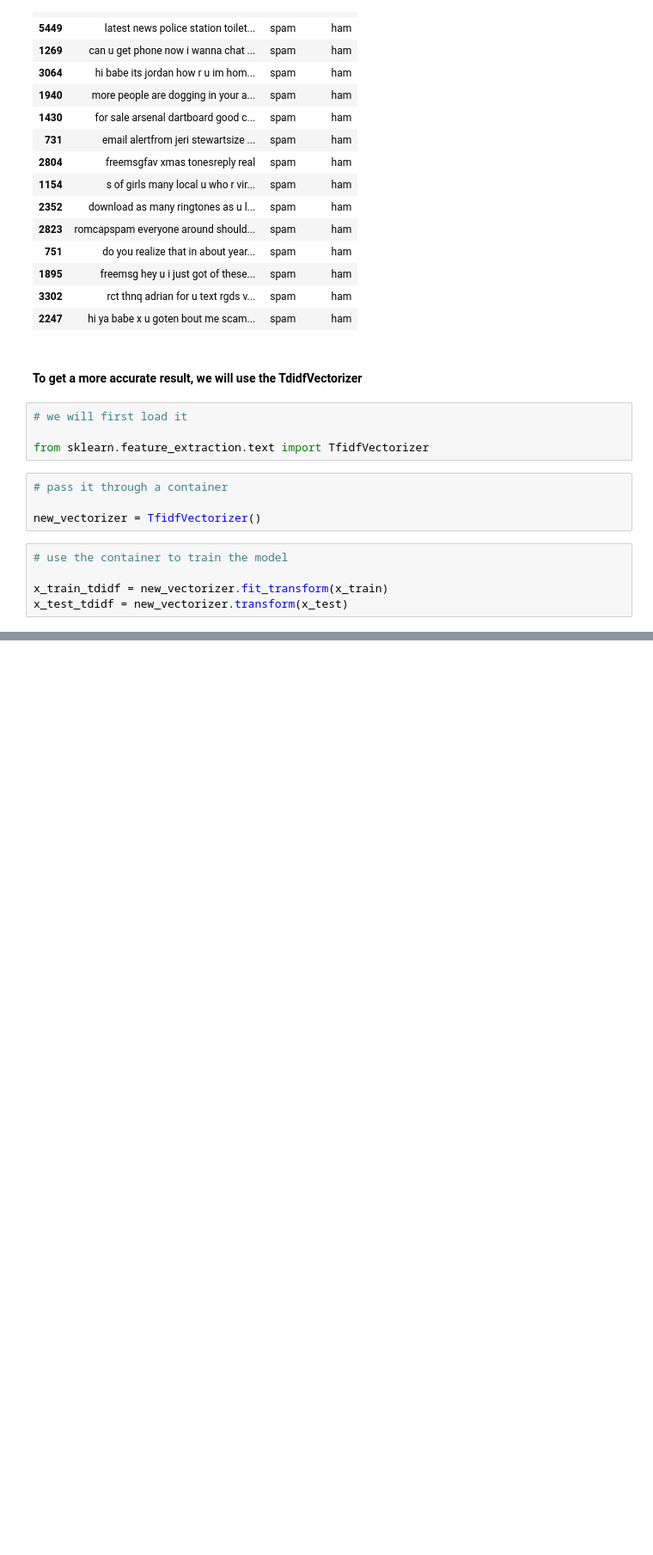
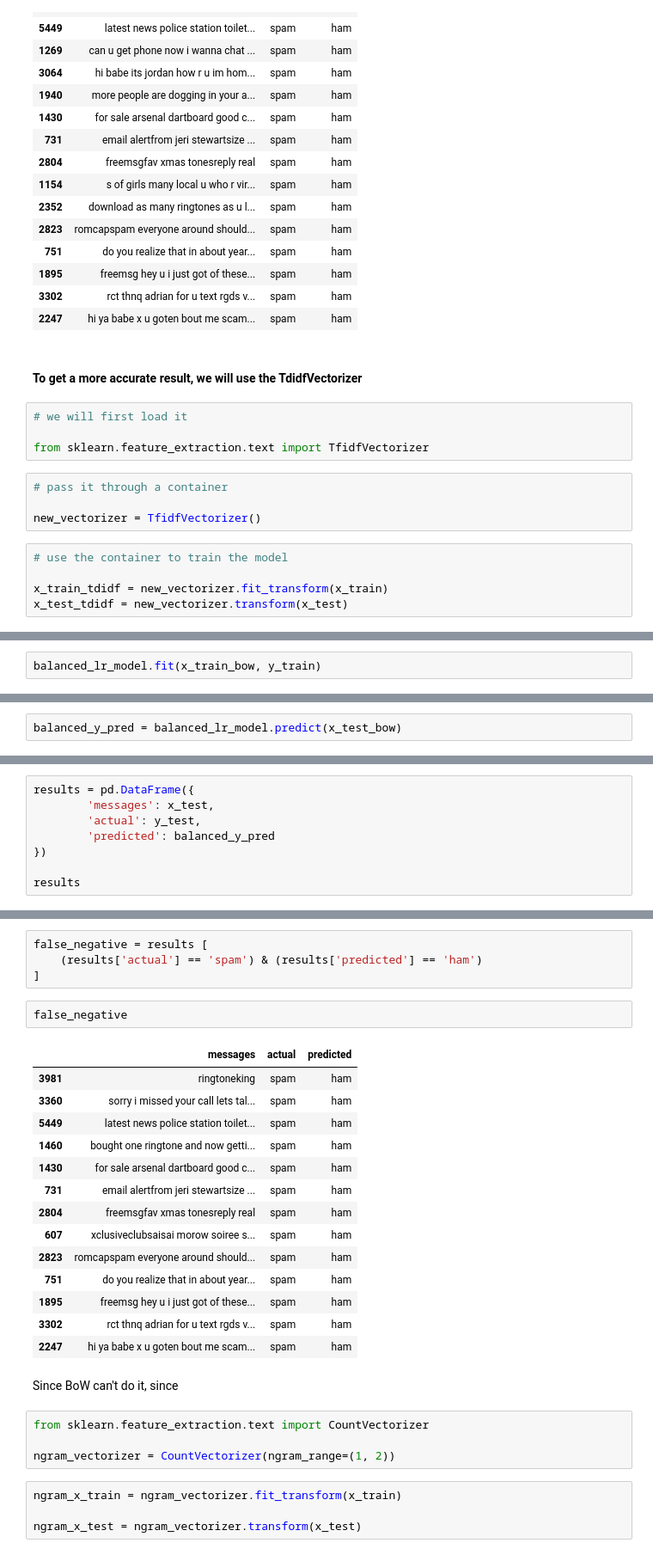
Before and after one commit to nemo-code-ai/sms-spam-classifier, a Jupyter notebook: src/sms_spam_classifier/base.ipynb, the cells around one changed output, grey strips where cells are left out. Shown at 86% size. Cells and saved outputs as stored; diff of their text form; blank space fills up the shorter version.

```diff
--- a/src/sms_spam_classifier/base.ipynb
+++ b/src/sms_spam_classifier/base.ipynb
@@ -404,0 +517,2 @@ x_test_tdidf = new_vectorizer.transform(x_test)
+# %%
+balanced_lr_model.fit(x_train_bow, y_train)
@@ -404,0 +521,2 @@ x_test_tdidf = new_vectorizer.transform(x_test)
+# %%
+balanced_y_pred = balanced_lr_model.predict(x_test_bow)
@@ -404,0 +542,8 @@ x_test_tdidf = new_vectorizer.transform(x_test)
+# %%
+results = pd.DataFrame({
+        'messages': x_test,
+        'actual': y_test,
+        'predicted': balanced_y_pred
+})
+
+results
@@ -404,0 +564,31 @@ x_test_tdidf = new_vectorizer.transform(x_test)
+# %%
+false_negative = results [
+    (results['actual'] == 'spam') & (results['predicted'] == 'ham')
+]
+# %%
+false_negative
+# %% [output]
+|  | messages | actual | predicted |
+| 3981 | ringtoneking | spam | ham |
+| 3360 | sorry i missed your call lets tal... | spam | ham |
+| 5449 | latest news police station toilet... | spam | ham |
+| 1460 | bought one ringtone and now getti... | spam | ham |
+| 1430 | for sale arsenal dartboard good c... | spam | ham |
+| 731 | email alertfrom jeri stewartsize ... | spam | ham |
+| 2804 | freemsgfav xmas tonesreply real | spam | ham |
+| 607 | xclusiveclubsaisai morow soiree s... | spam | ham |
+| 2823 | romcapspam everyone around should... | spam | ham |
+| 751 | do you realize that in about year... | spam | ham |
+| 1895 | freemsg hey u i just got of these... | spam | ham |
+| 3302 | rct thnq adrian for u text rgds v... | spam | ham |
+| 2247 | hi ya babe x u goten bout me scam... | spam | ham |
+# %% [markdown]
+Since BoW can't do it, since
+# %%
+from sklearn.feature_extraction.text import CountVectorizer
+
+ngram_vectorizer = CountVectorizer(ngram_range=(1, 2))
+# %%
+ngram_x_train = ngram_vectorizer.fit_transform(x_train)
+
+ngram_x_test = ngram_vectorizer.transform(x_test)
```
Also changed, not shown: parts of 36 cells of this notebook.
